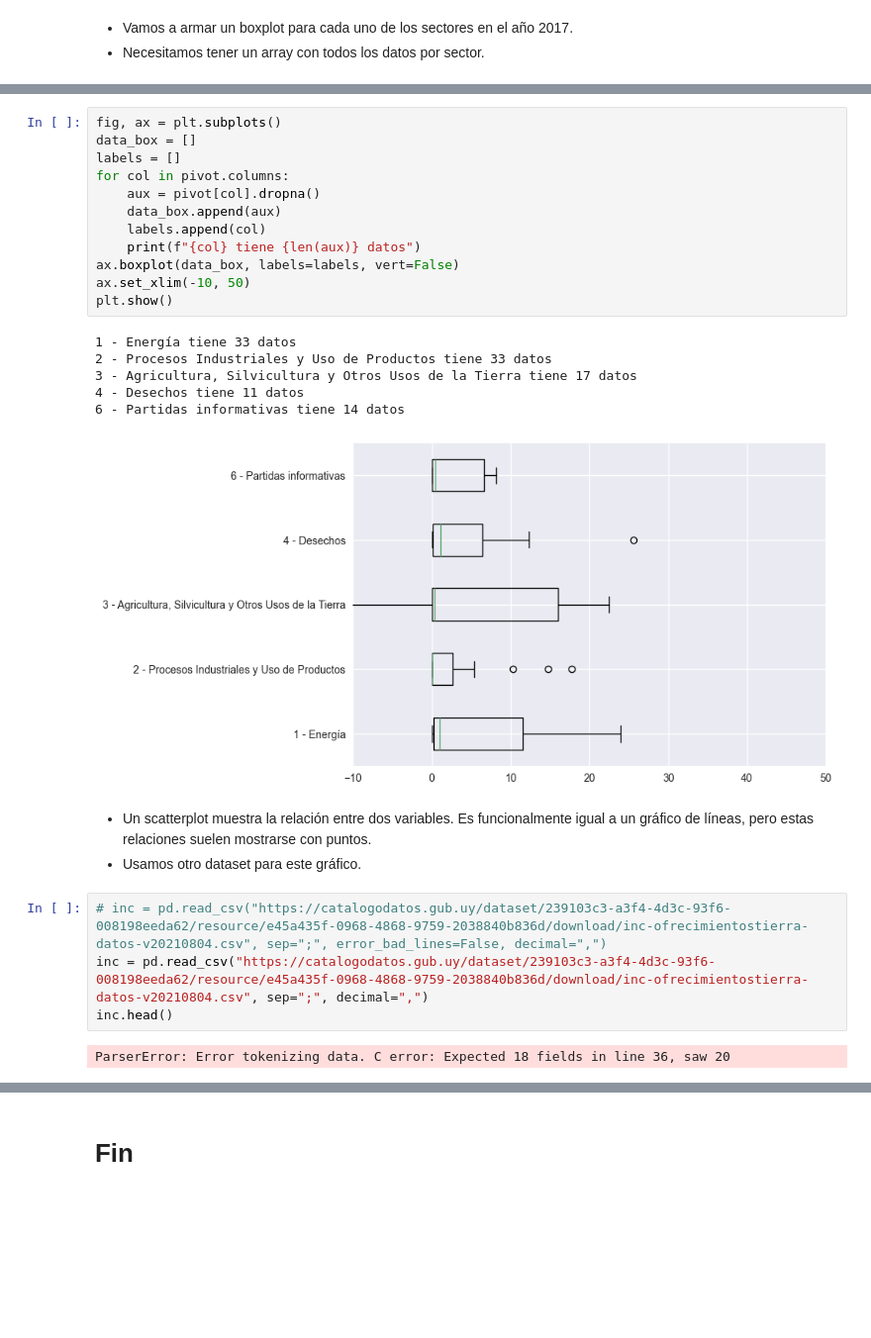
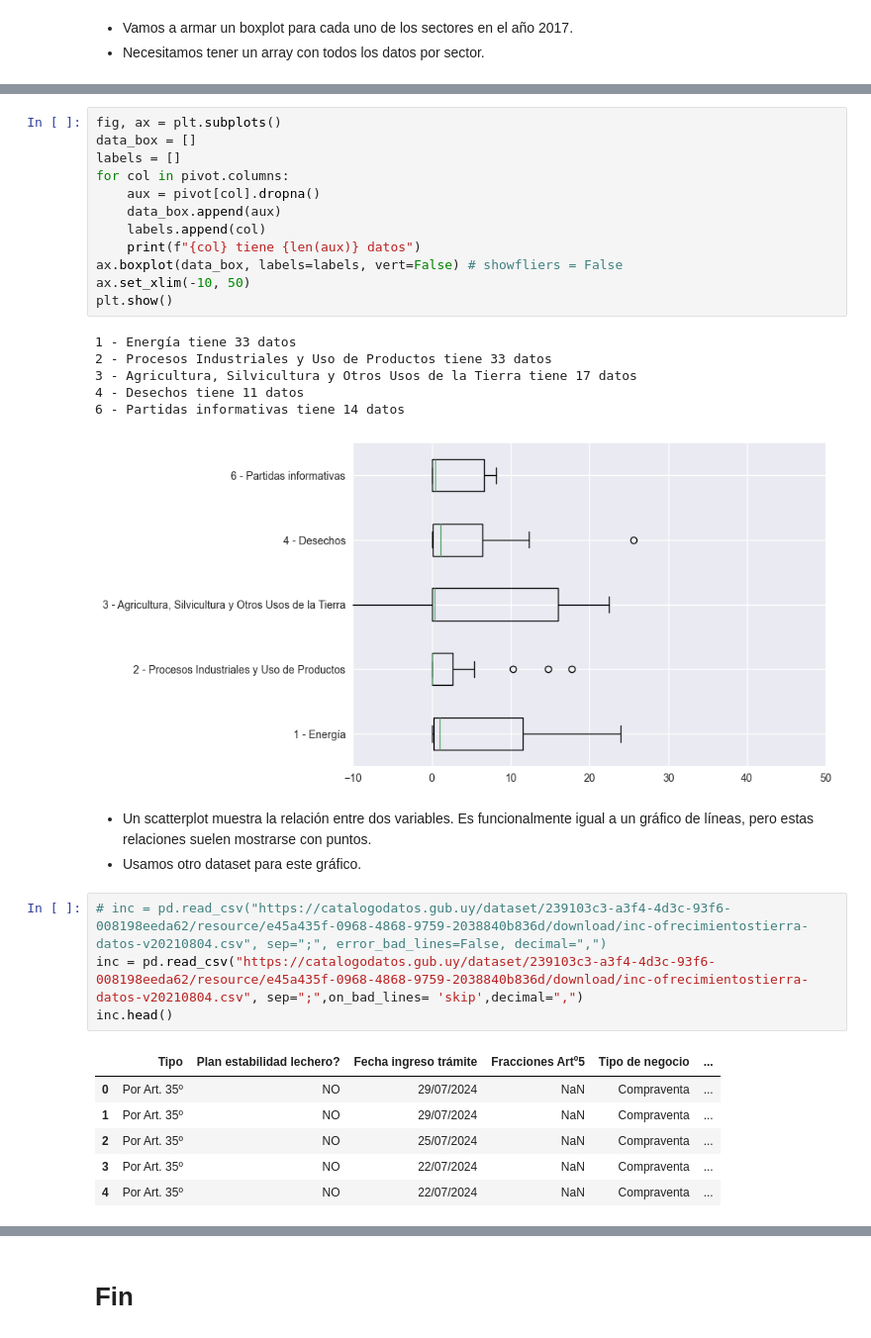
Before and after one commit to carlos1680/CPEDS, a Jupyter notebook: modulo4_Visualizacion DeDatos/clase3/w_02.ipynb, the cells around one changed output, grey strips where cells are left out. Shown: that part at 99% size. Drawn from its saved outputs; the diff is of its cells as text; blank space fills up the shorter version.

```diff
--- a/modulo4_Visualizacion DeDatos/clase3/w_02.ipynb
+++ b/modulo4_Visualizacion DeDatos/clase3/w_02.ipynb
@@ -410,7 +410,7 @@ for col in pivot.columns:
     data_box.append(aux)
     labels.append(col)
     print(f"{col} tiene {len(aux)} datos")
-ax.boxplot(data_box, labels=labels, vert=False)
+ax.boxplot(data_box, labels=labels, vert=False) # showfliers = False
 ax.set_xlim(-10, 50)
 plt.show()
 # %% [output]
@@ -425,10 +425,15 @@ plt.show()
 * Usamos otro dataset para este gráfico.
 # %%
 # inc = pd.read_csv("https://catalogodatos.gub.uy/dataset/239103c3-a3f4-4d3c-93f6-008198eeda62/resource/e45a435f-0968-4868-9759-2038840b836d/download/inc-ofrecimientostierra-datos-v20210804.csv", sep=";", error_bad_lines=False, decimal=",")
-inc = pd.read_csv("https://catalogodatos.gub.uy/dataset/239103c3-a3f4-4d3c-93f6-008198eeda62/resource/e45a435f-0968-4868-9759-2038840b836d/download/inc-ofrecimientostierra-datos-v20210804.csv", sep=";", decimal=",")
+inc = pd.read_csv("https://catalogodatos.gub.uy/dataset/239103c3-a3f4-4d3c-93f6-008198eeda62/resource/e45a435f-0968-4868-9759-2038840b836d/download/inc-ofrecimientostierra-datos-v20210804.csv", sep=";",on_bad_lines= 'skip',decimal=",")
 inc.head()
 # %% [output]
-ParserError: Error tokenizing data. C error: Expected 18 fields in line 36, saw 20
+|  | Tipo | Plan estabilidad lechero? | Fecha ingreso trámite | Fracciones Artº5 | Tipo de negocio | ... |
+| 0 | Por Art. 35º | NO | 29/07/2024 | NaN | Compraventa | ... |
+| 1 | Por Art. 35º | NO | 29/07/2024 | NaN | Compraventa | ... |
+| 2 | Por Art. 35º | NO | 25/07/2024 | NaN | Compraventa | ... |
+| 3 | Por Art. 35º | NO | 22/07/2024 | NaN | Compraventa | ... |
+| 4 | Por Art. 35º | NO | 22/07/2024 | NaN | Compraventa | ... |
 # %%
 fig, ax = plt.subplots(1, 2, sharey=True, sharex=True)
 ax[0].scatter(inc["Superficie total(ha)"], inc["Precio total"])
```
Also changed, not shown: parts of 6 cells of this notebook, 2 other files.
